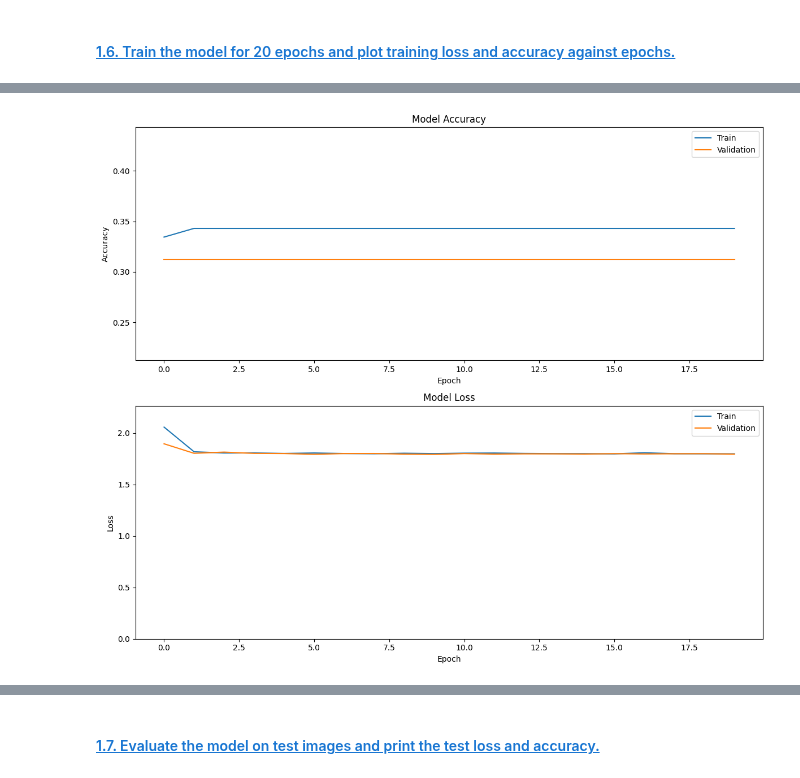
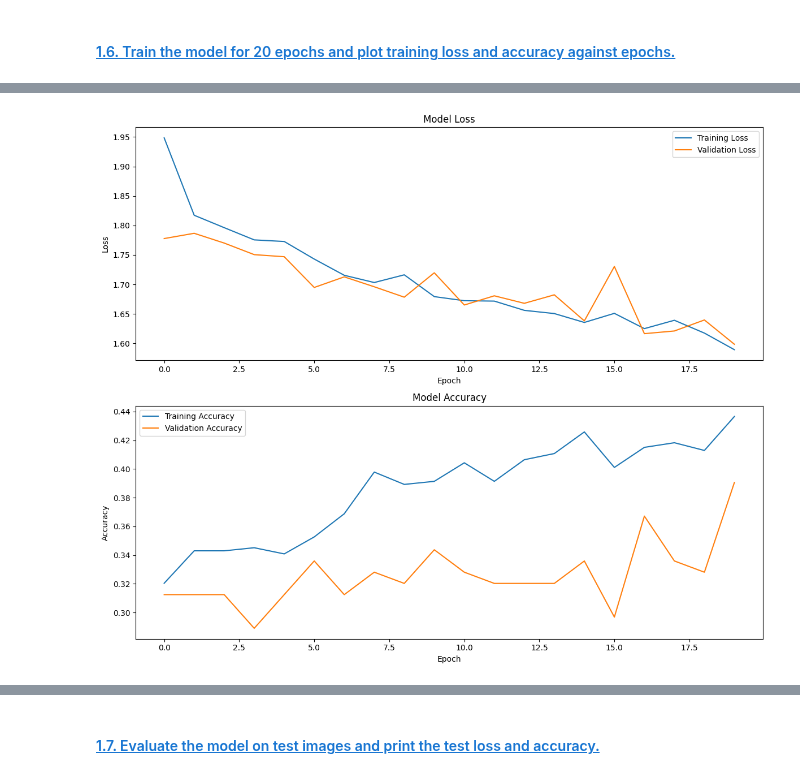
Before and after one commit to toddwalters/pgaiml-python-coding-examples, a Jupyter notebook: deep-learning/projects/automatingPortOperations/1714053668_ToddWalters_project_automating_port_operations.ipynb, the cells around one changed output, grey strips where cells are left out. Cells and saved outputs as stored; diff of their text form; code cells hidden in the pictures.

Commit message:
Created using Colab - Both Sections Seem Functional and Accurate

```diff
--- a/deep-learning/projects/automatingPortOperations/1714053668_ToddWalters_project_automating_port_operations.ipynb
+++ b/deep-learning/projects/automatingPortOperations/1714053668_ToddWalters_project_automating_port_operations.ipynb
@@ -480,11 +429,12 @@ This CNN architecture is designed to:
 # %% [markdown]
 #### <a id='toc1_5_5_'></a>[1.5.	Compile the model with Adam optimizer, categorical_crossentropy loss, and with metrics accuracy, precision, and recall.](#toc0_)
 # %%
-# Compile the model
 model.compile(
-    optimizer=Adam(),
+    optimizer='adam',
     loss='categorical_crossentropy',
-    metrics=['accuracy', Precision(), Recall()]
+    metrics=['accuracy',
+             tf.keras.metrics.Precision(name='precision'),
+             tf.keras.metrics.Recall(name='recall')]
 )
 
 print("Model compiled successfully with the following configuration:")
@@ -567,37 +517,28 @@ _________________________________________________________________
 Number of classes: 9
 Labels are one-hot encoded
 # %%
-# Train the model
 history = model.fit(
     train_ds,
     validation_data=val_ds,
-    epochs=20,
-    verbose=1
+    epochs=20
 )
 
-# Updated function to plot training history
 def plot_training_history(history):
-    metrics = ['accuracy', 'loss']
-    fig, axs = plt.subplots(2, 1, figsize=(12, 10))
+    fig, (ax1, ax2) = plt.subplots(2, 1, figsize=(12, 10))
 
-    for i, metric in enumerate(metrics):
-        ax = axs[i]
-        ax.plot(history.history[metric], label='Train')
-        ax.plot(history.history[f'val_{metric}'], label='Validation')
-        ax.set_title(f'Model {metric.capitalize()}')
-        ax.set_xlabel('Epoch')
-        ax.set_ylabel(metric.capitalize())
-        ax.legend()
+    ax1.plot(history.history['loss'], label='Training Loss')
+    ax1.plot(history.history['val_loss'], label='Validation Loss')
+    ax1.set_title('Model Loss')
+    ax1.set_ylabel('Loss')
+    ax1.set_xlabel('Epoch')
+    ax1.legend()
 
-        if metric == 'accuracy':
-            # Dynamically set y-axis limits for accuracy
-            min_acc = min(min(history.history[metric]), min(history.history[f'val_{metric}']))
-            max_acc = max(max(history.history[metric]), max(history.history[f'val_{metric}']))
-            ax.set_ylim([max(0, min_acc - 0.1), min(1, max_acc + 0.1)])
-        elif metric == 'loss':
-            # For loss, we typically want to start from 0
-            max_loss = max(max(history.history[metric]), max(history.history[f'val_{metric}']))
-            ax.set_ylim([0, max_loss * 1.1])
+    ax2.plot(history.history['accuracy'], label='Training Accuracy')
+    ax2.plot(history.history['val_accuracy'], label='Validation Accuracy')
+    ax2.set_title('Model Accuracy')
+    ax2.set_ylabel('Accuracy')
+    ax2.set_xlabel('Epoch')
+    ax2.legend()
 
     plt.tight_layout()
     plt.show()
@@ -631 +572 @@ Epoch 20/20
-[figure, old version]
+[figure, new version]
```
Also changed, not shown: parts of 25 cells of this notebook.
